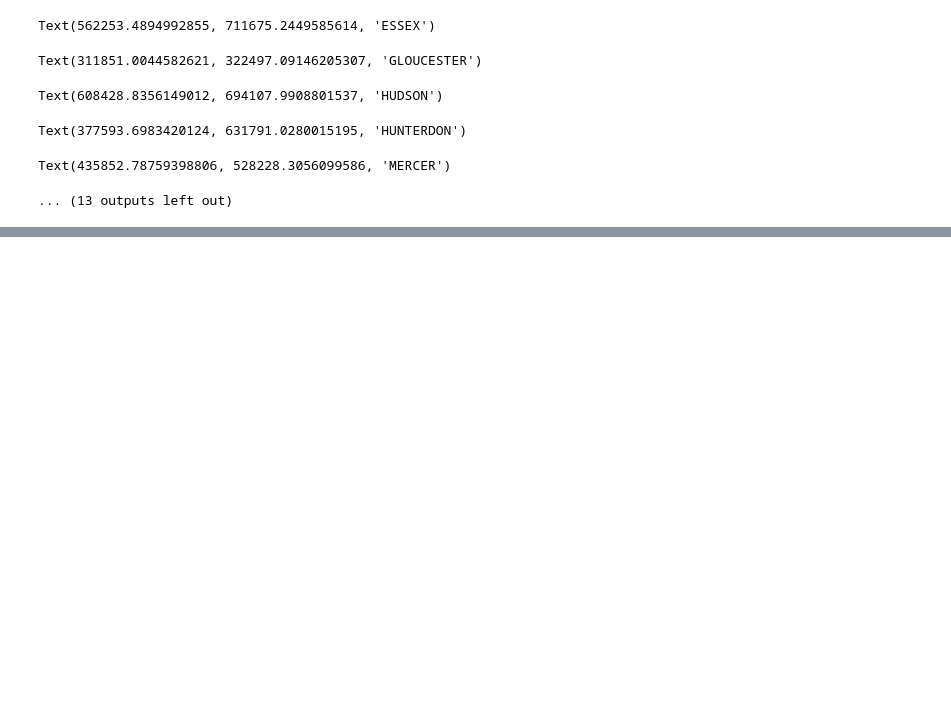
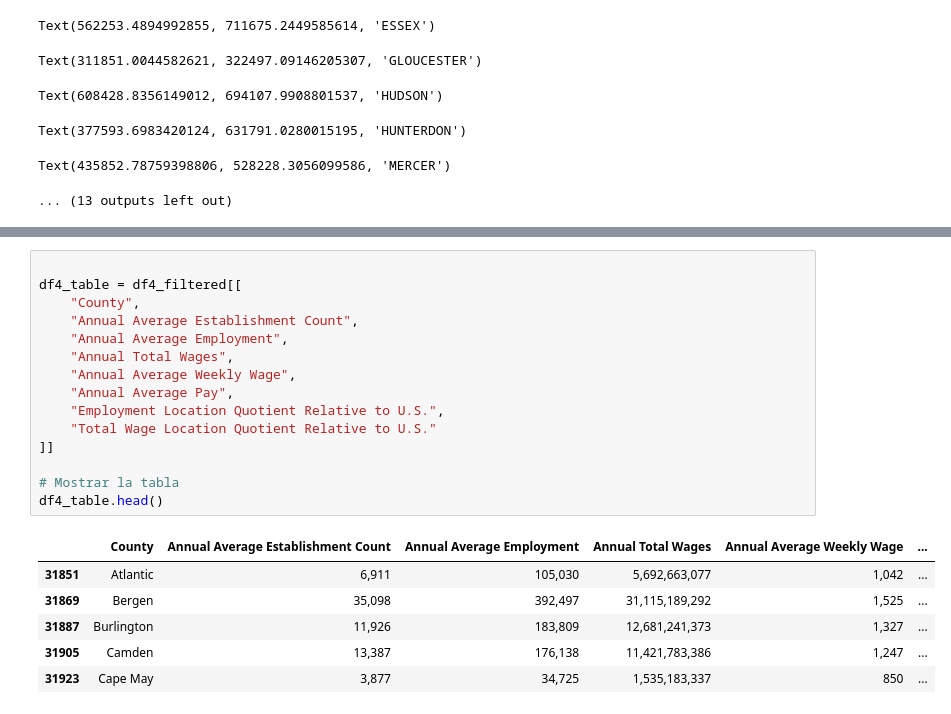
Before and after one commit to shirleyrutgers/GIS, a Jupyter notebook: PS1.ipynb, the cells around one changed output, grey strips where cells are left out. Drawn from its saved outputs; the diff is of its cells as text; blank space fills up the shorter version.

```diff
--- a/PS1.ipynb
+++ b/PS1.ipynb
@@ -214,0 +374,22 @@ Text(435852.78759398806, 528228.3056099586, 'MERCER')
+# %%
+
+df4_table = df4_filtered[[
+    "County",
+    "Annual Average Establishment Count",
+    "Annual Average Employment",
+    "Annual Total Wages",
+    "Annual Average Weekly Wage",
+    "Annual Average Pay",
+    "Employment Location Quotient Relative to U.S.",
+    "Total Wage Location Quotient Relative to U.S."
+]]
+
+# Mostrar la tabla
+df4_table.head()
+# %% [output]
+|  | County | Annual Average Establishment Count | Annual Average Employment | Annual Total Wages | Annual Average Weekly Wage | ... |
+| 31851 | Atlantic | 6,911 | 105,030 | 5,692,663,077 | 1,042 | ... |
+| 31869 | Bergen | 35,098 | 392,497 | 31,115,189,292 | 1,525 | ... |
+| 31887 | Burlington | 11,926 | 183,809 | 12,681,241,373 | 1,327 | ... |
+| 31905 | Camden | 13,387 | 176,138 | 11,421,783,386 | 1,247 | ... |
+| 31923 | Cape May | 3,877 | 34,725 | 1,535,183,337 | 850 | ... |
```
Also changed, not shown: parts of 15 cells of this notebook.
